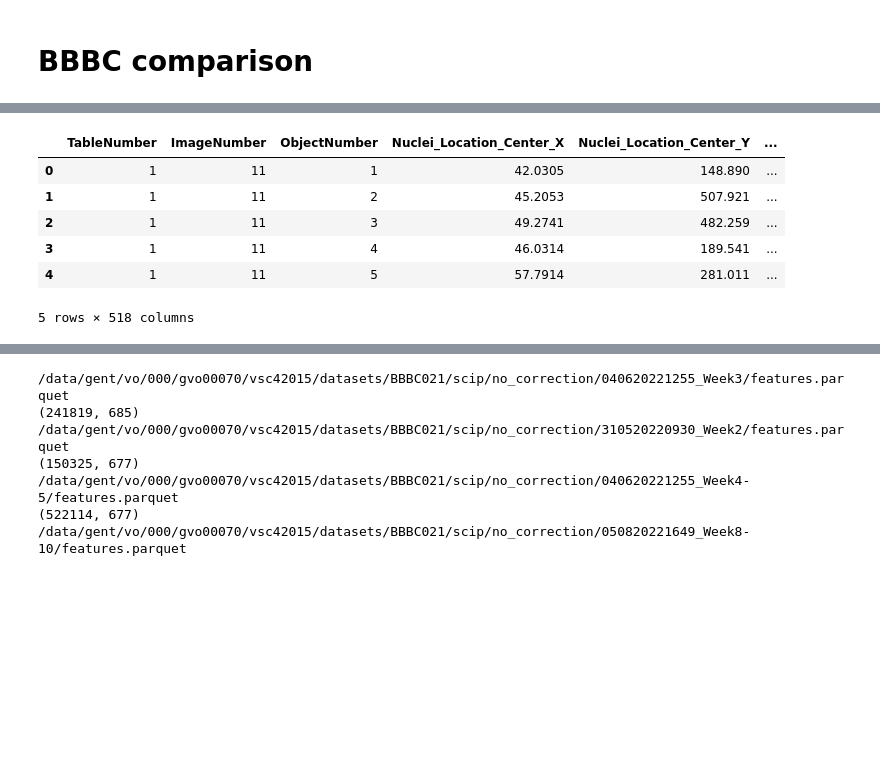
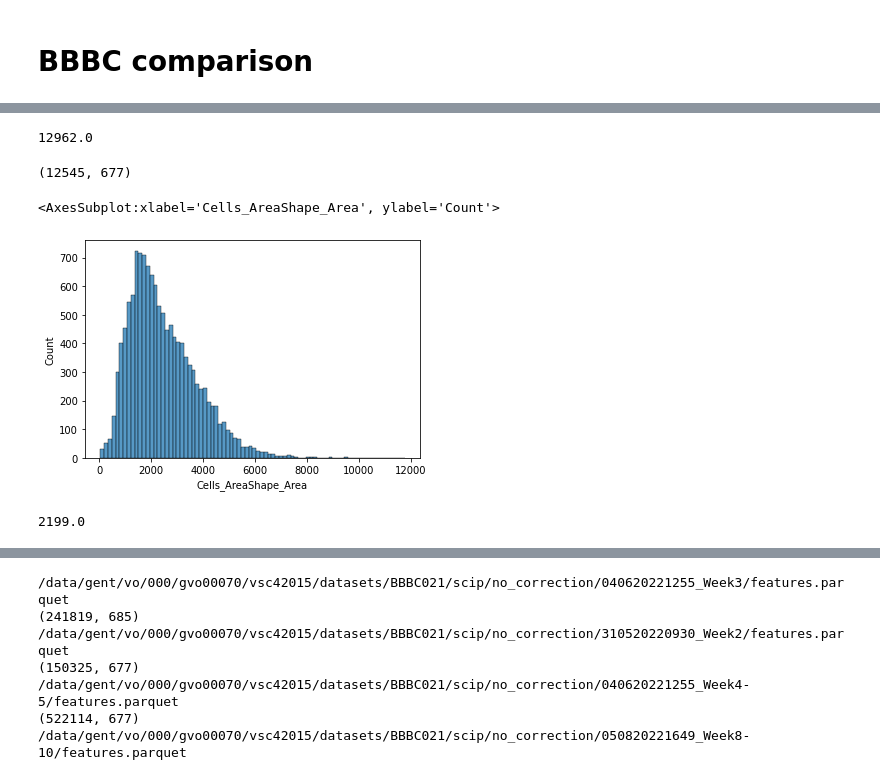
Before and after one commit to harel-coffee/SCIP-use-case-workflows-auto, a Jupyter notebook: notebooks/QC/bbbc_comparison_after_illumination_correction.ipynb, the cells around one changed output, grey strips where cells are left out. Drawn from its saved outputs; the diff is of its cells as text; code cells hidden in the pictures; blank space fills up the shorter version.

Commit message:
Add comparison week10

```diff
--- a/notebooks/QC/bbbc_comparison_after_illumination_correction.ipynb
+++ b/notebooks/QC/bbbc_comparison_after_illumination_correction.ipynb
@@ -29,0 +13,3 @@ image_path = data_root / "BBBC021_v1_image.csv"
+# %%
+data_root = Path("/data/gent/vo/000/gvo00070/vsc42015/datasets/BBBC021")
+data_root = Path("/home/maximl/scratch/data/vsc/datasets/BBBC021/")
@@ -58,10 +50,4 @@ df_gt_image[df_gt_image["Image_Metadata_Plate_DAPI"] == 'Week10_40119']["Image_C
-# %%
-df_gt.head()
-# %% [output]
-|  | TableNumber | ImageNumber | ObjectNumber | Nuclei_Location_Center_X | Nuclei_Location_Center_Y | ... |
-| 0 | 1 | 11 | 1 | 42.0305 | 148.890 | ... |
-| 1 | 1 | 11 | 2 | 45.2053 | 507.921 | ... |
-| 2 | 1 | 11 | 3 | 49.2741 | 482.259 | ... |
-| 3 | 1 | 11 | 4 | 46.0314 | 189.541 | ... |
-| 4 | 1 | 11 | 5 | 57.7914 | 281.011 | ... |
-5 rows × 518 columns
+# %%
+df_week10_cp["Image_Count_Cells"].sum()
+# %% [output]
+12962.0
@@ -67,0 +58,13 @@ df_gt.head()
+# %%
+df_week10[df_week10["meta_filename"].isin(df_week10_cp["Image_FileName_DAPI"])].shape
+# %% [output]
+(12545, 677)
+# %%
+seaborn.histplot(df_gt[df_gt["Image_Metadata_Plate_DAPI"] == "Week10_40119"], x="Cells_AreaShape_Area")
+# %% [output]
+<AxesSubplot:xlabel='Cells_AreaShape_Area', ylabel='Count'>
+[figure, added]
+# %%
+df_gt.loc[df_gt["Image_Metadata_Plate_DAPI"] == "Week10_40119", "Cells_AreaShape_Area"].median()
+# %% [output]
+2199.0
```
Also changed, not shown: parts of 12 cells of this notebook.
